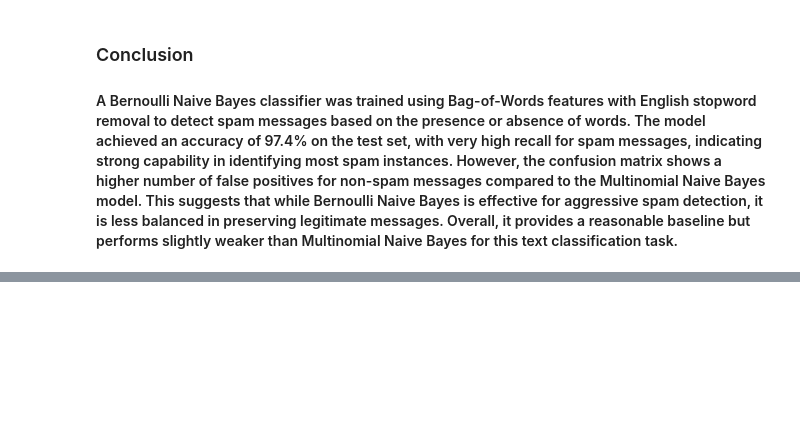
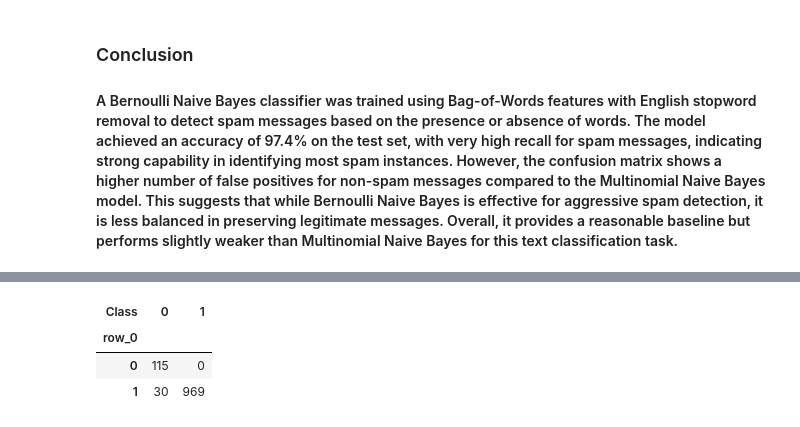
Before and after one commit to nishantab95/spam_message_classifiction_naive_bayes, a Jupyter notebook: spam_message_classifiction_naive_bayes.ipynb, the cells around one changed output, grey strips where cells are left out. Cells and saved outputs as stored; diff of their text form; code cells hidden in the pictures; blank space fills up the shorter version.

```diff
--- a/spam_message_classifiction_naive_bayes.ipynb
+++ b/spam_message_classifiction_naive_bayes.ipynb
@@ -203,7 +198,7 @@ pd.crosstab(y_test, y_pred1)
 # %%
 # Using Bernoli Model
-bnb = BernoulliNB()
-bnb.fit(x_train_cv, y_train)
+bnb1 = BernoulliNB()
+bnb1.fit(x_train_cv, y_train)
 # %% [output]
 BernoulliNB()
 # %%
@@ -243,0 +236,5 @@ pd.crosstab(y_test, y_pred2)
+# %%
+tf = TfidfVectorizer(stop_words='english')
+x_train_tf = tf.fit_transform(x_train)
+
+x_test_tf = tf.transform(x_test)
@@ -243,0 +243,3 @@ pd.crosstab(y_test, y_pred2)
+# %%
+nb2 = MultinomialNB()
+nb2.fit(x_train_tf, y_train)
@@ -243,0 +248,3 @@ pd.crosstab(y_test, y_pred2)
+# %%
+y_pred3 = nb2.predict(x_test_tf)
+y_pred3
@@ -243,0 +268,7 @@ pd.crosstab(y_test, y_pred2)
+# %%
+pd.crosstab(y_pred3, y_test)
+# %% [output]
+| Class | 0 | 1 |
+| row_0 |  |  |
+| 0 | 115 | 0 |
+| 1 | 30 | 969 |
```
Also changed, not shown: parts of 28 cells of this notebook.
